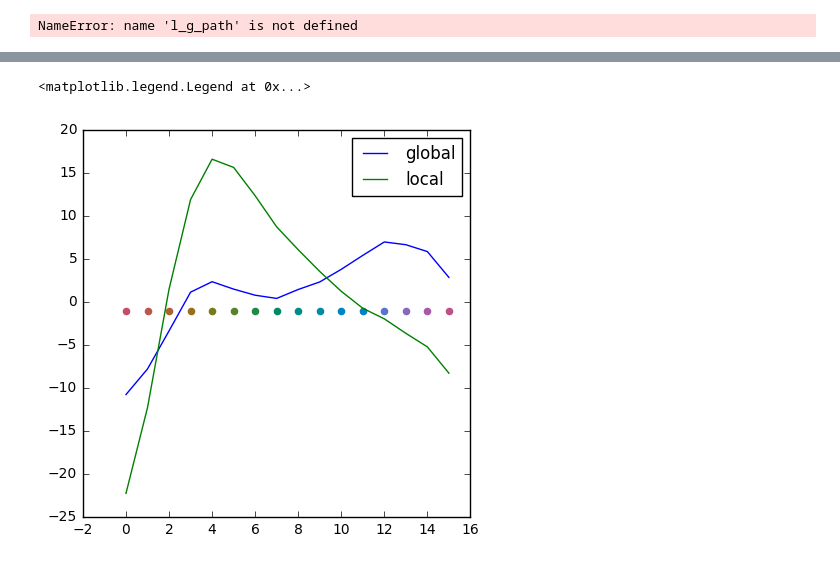
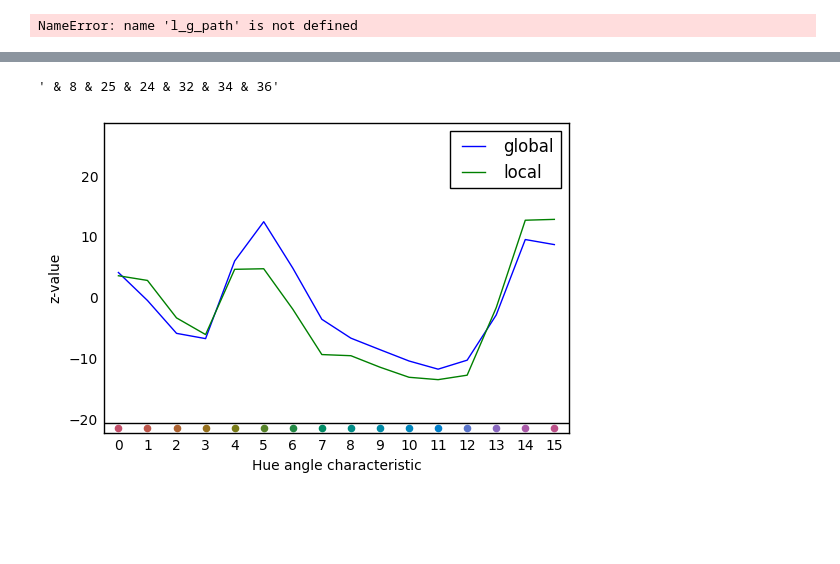
Before and after one commit to GrimReaperSam/SILE, a Jupyter notebook: Segmentation.ipynb, the cells around one changed output, grey strips where cells are left out. Drawn from its saved outputs; the diff is of its cells as text; code cells hidden in the pictures; blank space fills up the shorter version.

Commit message:
Adding copy images to add some new segmentation keywords

```diff
--- a/Segmentation.ipynb
+++ b/Segmentation.ipynb
@@ -194,0 +264,5 @@ NameError: name 'l_g_path' is not defined
+# %%
+filename = 'z-values/sky.pkl'
+zcollection = pickle.load(open(filename, 'rb'))
+
+image = imread('test.jpg')
@@ -195,16 +305,35 @@ NameError: name 'l_g_path' is not defined
+# %%
+filename = 'z-values/orchid.pkl'
+zcollection = pickle.load(open(filename, 'rb'))
+
+items = ['gray_hist', 'chroma_hist', 'hue_angle_hist', 'rgb_hist', 'lab_hist', 'lch_hist']
+string = ''
+for i in items:
+    string = string + (' & %s' % int(zcollection.descriptors[i].delta_z))
+string
+# %% [output]
+' & 8 & 25 & 24 & 32 & 34 & 36'
 # %%
-filename = 'z-values/strawberry.pkl'
-local_filename = 'z-values/strawberry-local.pkl'
-z = pickle.load(open(filename, 'rb'))
-zl = pickle.load(open(local_filename, 'rb'))
+orchid_z = 'z-values/orchid.pkl'
+orchid_zl = 'z-values/orchid-local.pkl'
+z_o = pickle.load(open(orchid_z, 'rb'))
+zl_o = pickle.load(open(orchid_zl, 'rb'))
 
 from src.shared import rgb_hue
 
-plt.plot(z.descriptors['gray_hist'].descriptor, label='global')
-plt.plot(zl.descriptors['gray_hist'].descriptor, label='local')
+plt.plot(z_o.descriptors['hue_angle_hist'].descriptor, label='global')
+plt.plot(zl_o.descriptors['hue_angle_hist'].descriptor, label='local')
+plt.axhline(-20.5, color='black')
+plt.xlim([-0.5, 15.5])
+plt.ylim([-22, 29])
+plt.ylabel('z-value')
+plt.xlabel('Hue angle characteristic')
+plt.xticks(np.arange(16))
+plt.tick_params(axis=u'both', which=u'both',length=0)
+
 for i in range(16):
-    plt.scatter(i, -1, color=rgb_hue[i, :])
+    plt.scatter(i, -21.3, color=rgb_hue[i, :])
 plt.legend()
+plt.savefig('orchid-g-v-l.jpg')
 # %% [output]
-<matplotlib.legend.Legend at 0x...>
-[figure, old version]
+[figure, new version]
```
Also changed, not shown: parts of 8 cells of this notebook, 4 other files.
